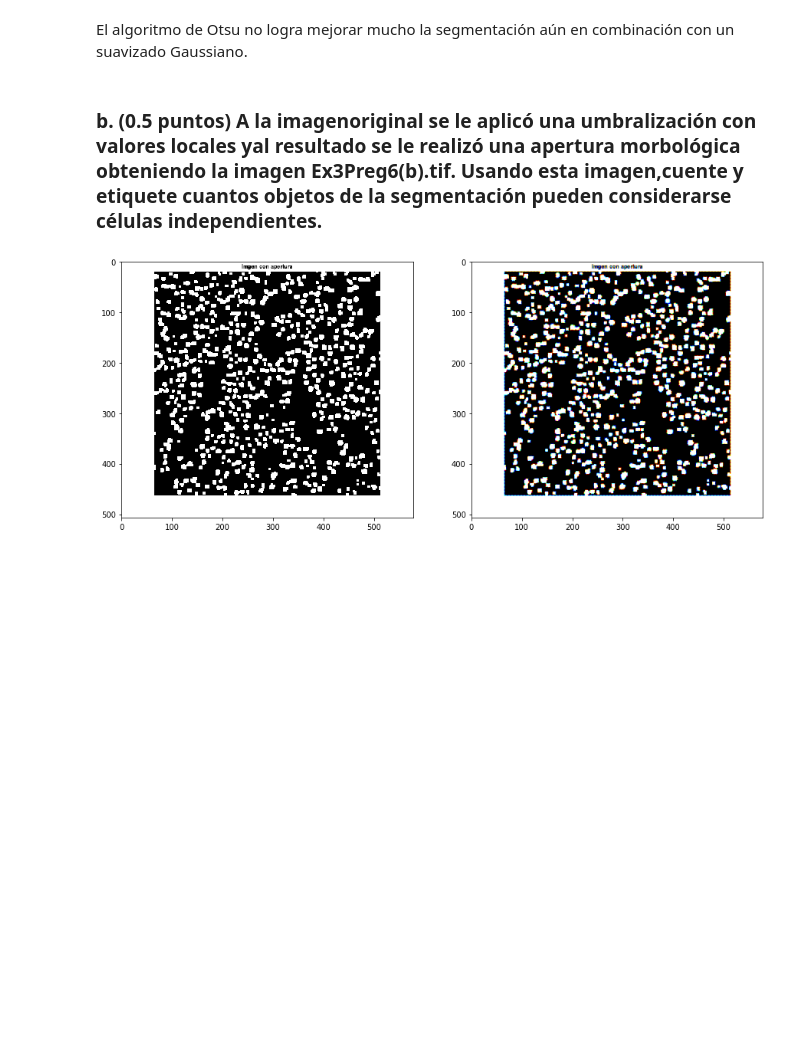
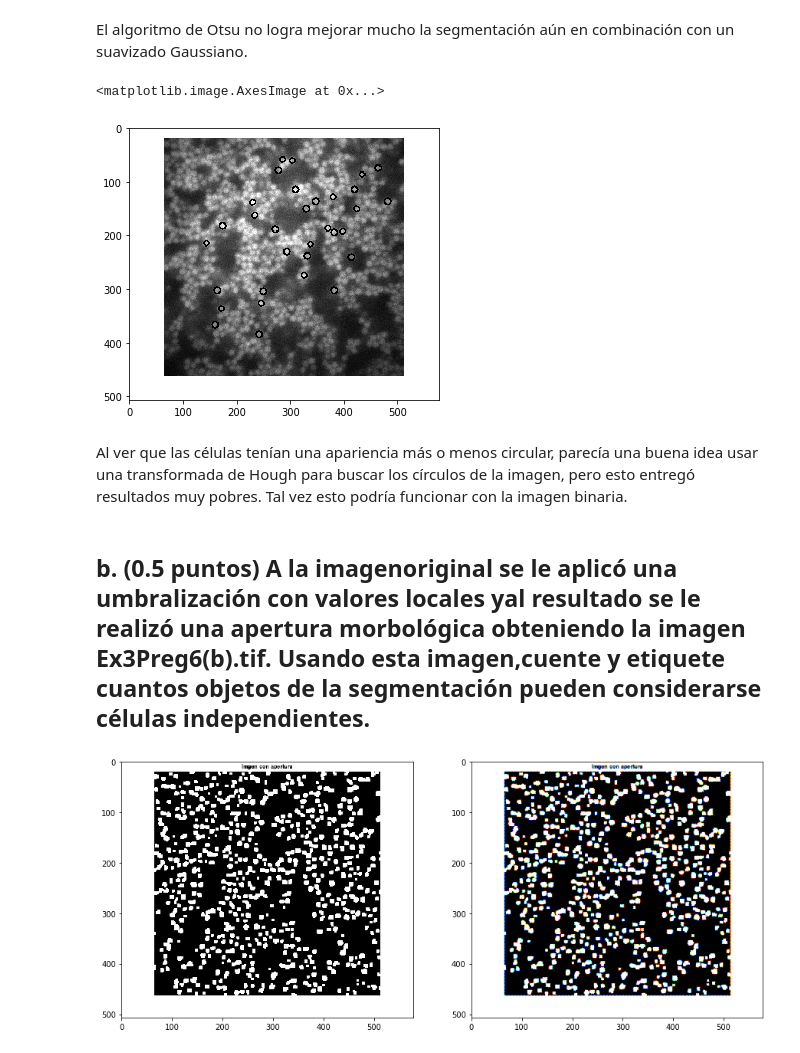
Before and after one commit to gmagannaDevelop/ImagenesTercerParcial, a Jupyter notebook: Pregunta 6.ipynb, the cells around one changed output. Drawn from its saved outputs; the diff is of its cells as text; code cells hidden in the pictures; blank space fills up the shorter version.

```diff
--- a/Pregunta 6.ipynb
+++ b/Pregunta 6.ipynb
@@ -102,5 +109,12 @@ El algoritmo de Otsu no logra mejorar mucho la segmentación aún en combinació
+# %%
+plt.imshow(img, cmap='gray')
+# %% [output]
+<matplotlib.image.AxesImage at 0x...>
+[figure, added]
+# %% [markdown]
+Al ver que las células tenían una apariencia más o menos circular, parecía una buena idea usar una transformada de Hough para buscar los círculos de la imagen, pero esto entregó resultados muy pobres. Tal vez esto podría funcionar con la imagen binaria.
 # %% [markdown]
-### b. (0.5 puntos) A la imagenoriginal se le aplicó una umbralización con valores locales yal resultado se le realizó una apertura morbológica obteniendo la imagen Ex3Preg6(b).tif. Usando esta imagen,cuente y etiquete cuantos objetos de la segmentación pueden considerarse células independientes.
+## b. (0.5 puntos) A la imagenoriginal se le aplicó una umbralización con valores locales yal resultado se le realizó una apertura morbológica obteniendo la imagen Ex3Preg6(b).tif. Usando esta imagen,cuente y etiquete cuantos objetos de la segmentación pueden considerarse células independientes.
 # %%
 imgb  = cv.imread('imagenes/Ex3Preg6(b).tif', cv.IMREAD_GRAYSCALE)
 imgbc = cv.cvtColor(imgb, cv.COLOR_BAYER_GB2RGB)
```
Also changed, not shown: parts of 17 cells of this notebook, 3 other files.
